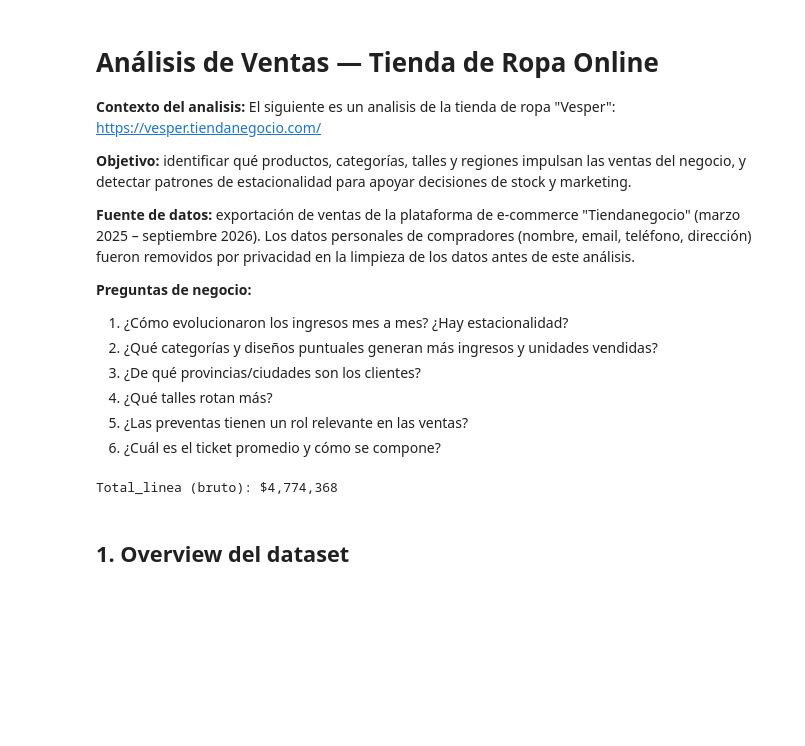
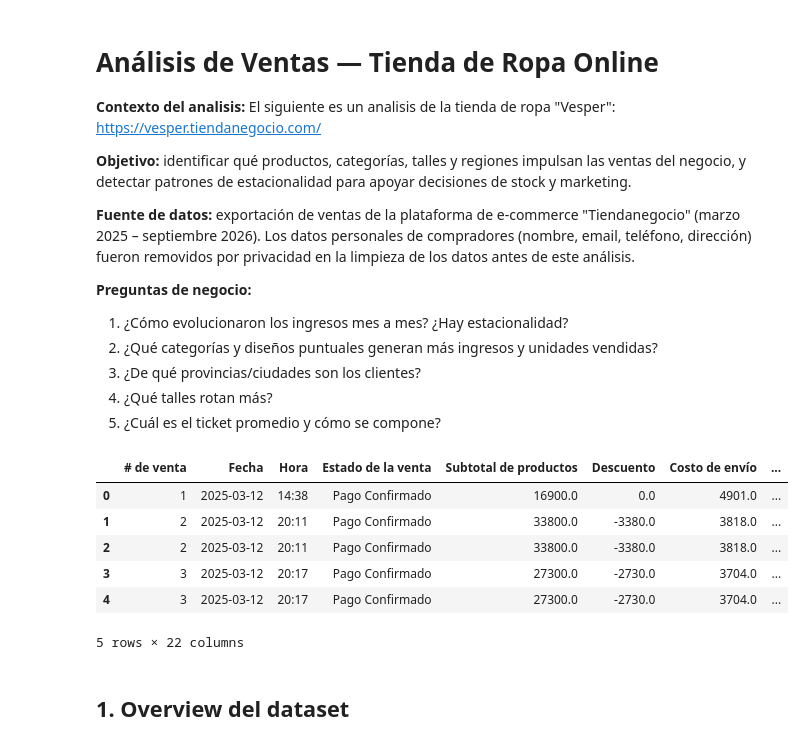
Before and after one commit to martintomas1/Analisis_de_ventas_de_vesper-Tienda_de_ropa_online, a Jupyter notebook: EDA_ventas.ipynb, the cells around one changed output. Drawn from its saved outputs; the diff is of its cells as text; code cells hidden in the pictures; blank space fills up the shorter version.

```diff
--- a/EDA_ventas.ipynb
+++ b/EDA_ventas.ipynb
@@ -11,21 +11,26 @@
 2. ¿Qué categorías y diseños puntuales generan más ingresos y unidades vendidas?
 3. ¿De qué provincias/ciudades son los clientes?
 4. ¿Qué talles rotan más?
-5. ¿Las preventas tienen un rol relevante en las ventas?
 6. ¿Cuál es el ticket promedio y cómo se compone?
 # %%
 import pandas as pd
 import matplotlib.pyplot as plt
 import matplotlib.ticker as mticker
 import seaborn as sns
 
 sns.set_style('whitegrid')
 plt.rcParams['figure.figsize'] = (10, 5)
 
-df = pd.read_csv('ventas_limpio_confirmadas (2).csv', parse_dates=['Fecha'])
+df = pd.read_csv('ventas_limpio_confirmadas.csv', parse_dates=['Fecha'])
 df.head()
 # %% [output]
+|  | # de venta | Fecha | Hora | Estado de la venta | Subtotal de productos | Descuento | Costo de envío | ... |
+| 0 | 1 | 2025-03-12 | 14:38 | Pago Confirmado | 16900.0 | 0.0 | 4901.0 | ... |
+| 1 | 2 | 2025-03-12 | 20:11 | Pago Confirmado | 33800.0 | -3380.0 | 3818.0 | ... |
+| 2 | 2 | 2025-03-12 | 20:11 | Pago Confirmado | 33800.0 | -3380.0 | 3818.0 | ... |
+| 3 | 3 | 2025-03-12 | 20:17 | Pago Confirmado | 27300.0 | -2730.0 | 3704.0 | ... |
+| 4 | 3 | 2025-03-12 | 20:17 | Pago Confirmado | 27300.0 | -2730.0 | 3704.0 | ... |
-Total_linea (bruto): $4,774,368
+5 rows × 22 columns
 # %% [markdown]
 ## 1. Overview del dataset
 # %%
```
Also changed, not shown: parts of 12 cells of this notebook.
